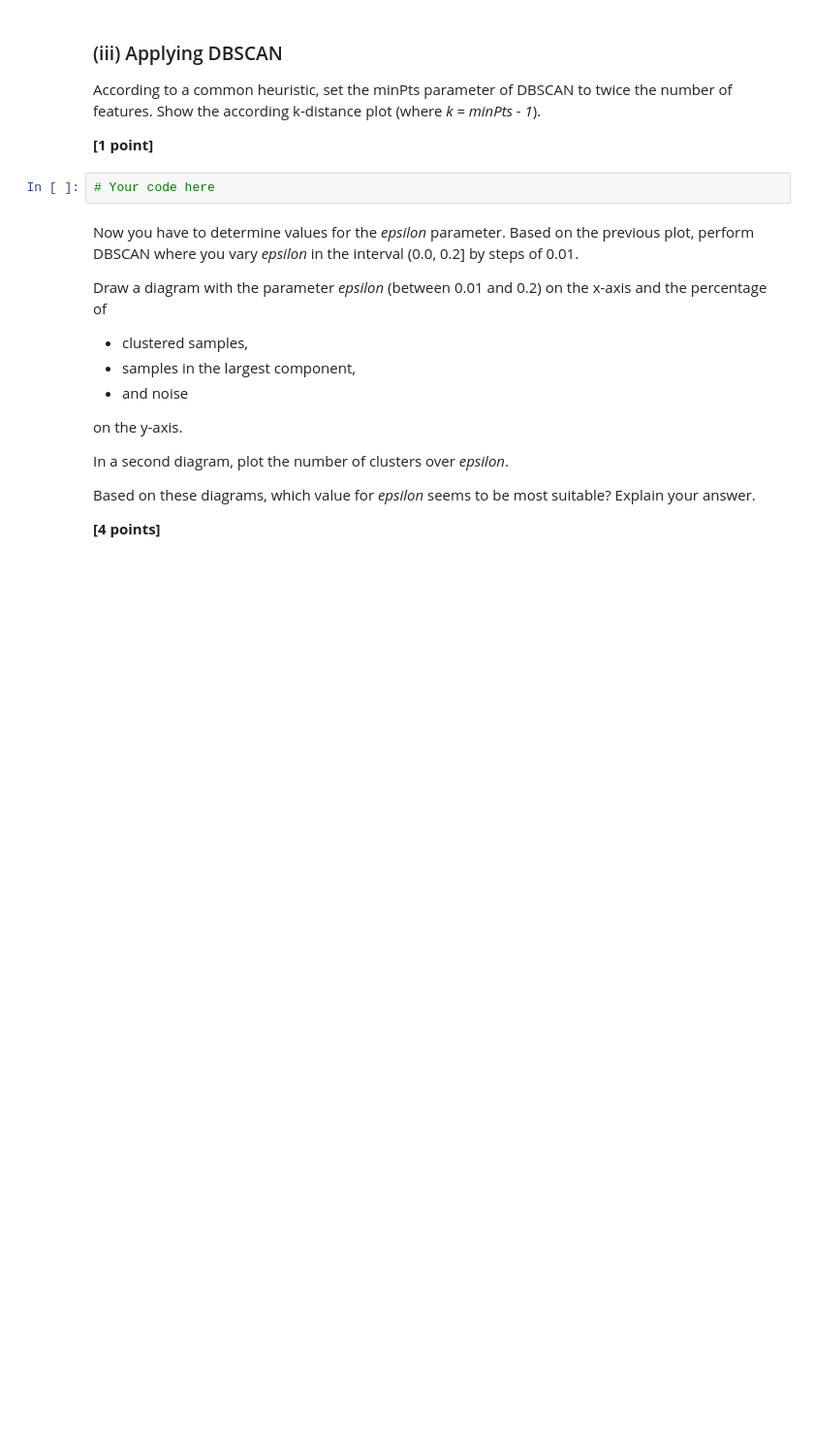
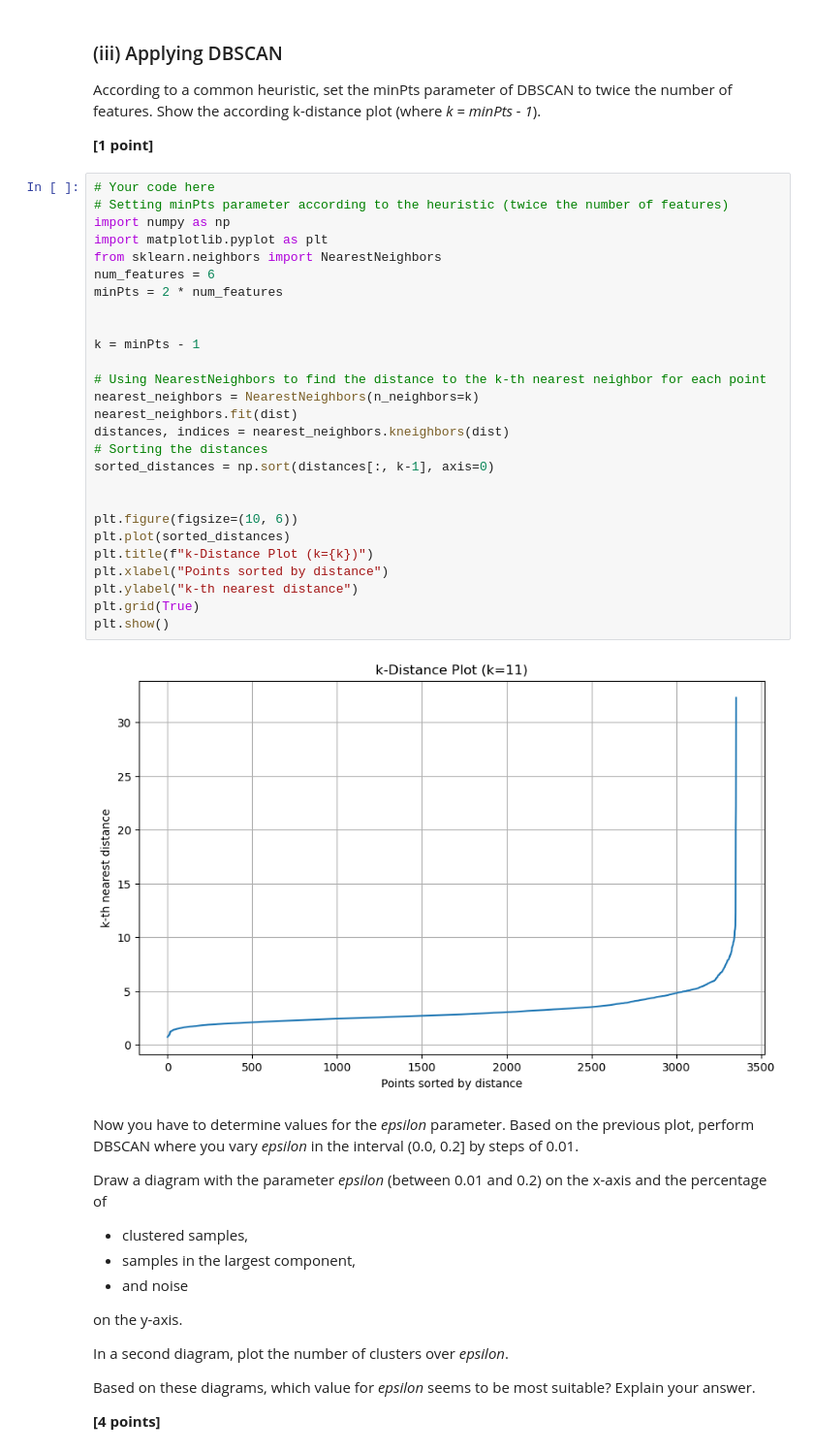
Before and after one commit to tianxj1996/IDS_ASS1, a Jupyter notebook: IDS_WS23_Assignment_part_1-student.ipynb, the cells around one changed output. Shown at 97% size. Drawn from its saved outputs; the diff is of its cells as text; blank space fills up the shorter version.

```diff
--- a/IDS_WS23_Assignment_part_1-student.ipynb
+++ b/IDS_WS23_Assignment_part_1-student.ipynb
@@ -887,8 +900,35 @@ dist = np.genfromtxt("distance.txt", delimiter=",")
 According to a common heuristic, set the minPts parameter of DBSCAN to twice the number of features. Show the according k-distance plot (where *k = minPts - 1*).
 
 **[1 point]**
-# %%
-# Your code here
+# %%
+# Your code here
+# Setting minPts parameter according to the heuristic (twice the number of features)
+import numpy as np
+import matplotlib.pyplot as plt
+from sklearn.neighbors import NearestNeighbors
+num_features = 6
+minPts = 2 * num_features
+
+
+k = minPts - 1
+
+# Using NearestNeighbors to find the distance to the k-th nearest neighbor for each point
+nearest_neighbors = NearestNeighbors(n_neighbors=k)
+nearest_neighbors.fit(dist)
+distances, indices = nearest_neighbors.kneighbors(dist)
+# Sorting the distances
+sorted_distances = np.sort(distances[:, k-1], axis=0)
+
+
+plt.figure(figsize=(10, 6))
+plt.plot(sorted_distances)
+plt.title(f"k-Distance Plot (k={k})")
+plt.xlabel("Points sorted by distance")
+plt.ylabel("k-th nearest distance")
+plt.grid(True)
+plt.show()
+# %% [output]
+[figure, added]
 # %% [markdown]
 Now you have to determine values for the *epsilon* parameter. Based on the previous plot, perform DBSCAN where you vary *epsilon* in the interval (0.0, 0.2] by steps of 0.01.
 
```
Also changed, not shown: parts of 43 cells of this notebook.
